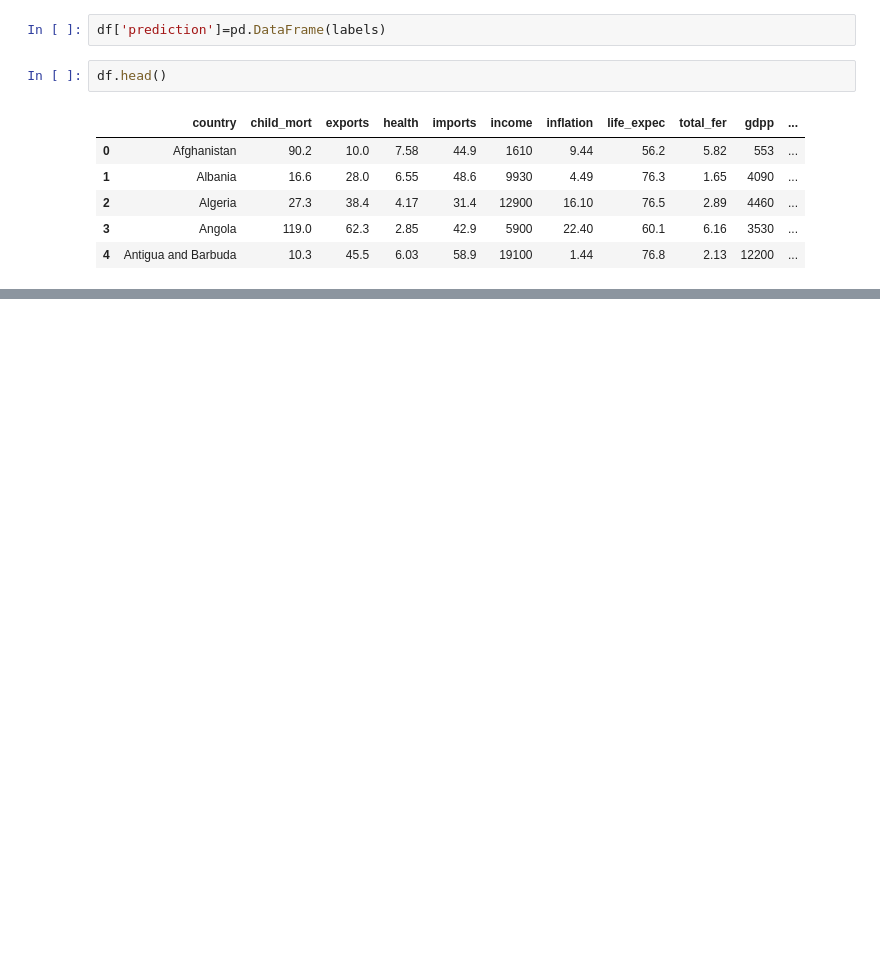
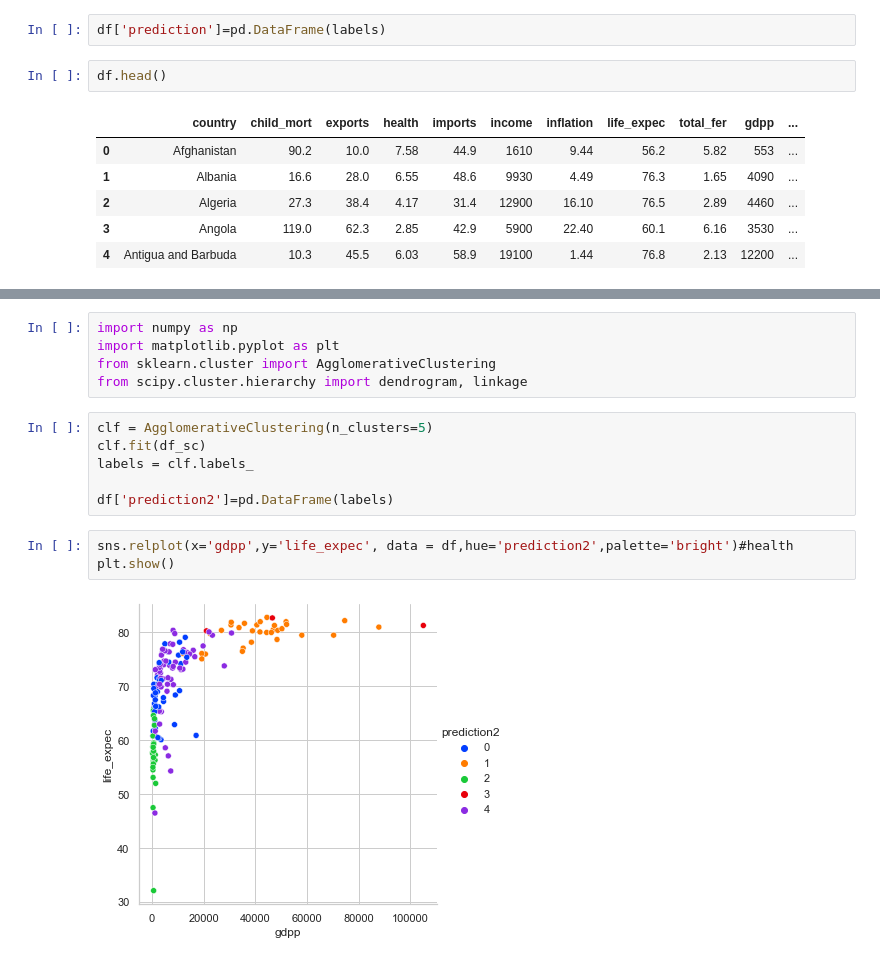
Before and after one commit to paulgst/Kaggle-Country-Data, a Jupyter notebook: Country_Data.ipynb, the cells around one changed output, grey strips where cells are left out. Cells and saved outputs as stored; diff of their text form; blank space fills up the shorter version.

```diff
--- a/Country_Data.ipynb
+++ b/Country_Data.ipynb
@@ -206,0 +389,16 @@ plt.show()
+# %%
+import numpy as np
+import matplotlib.pyplot as plt
+from sklearn.cluster import AgglomerativeClustering
+from scipy.cluster.hierarchy import dendrogram, linkage
+# %%
+clf = AgglomerativeClustering(n_clusters=5)
+clf.fit(df_sc)
+labels = clf.labels_
+
+df['prediction2']=pd.DataFrame(labels)
+# %%
+sns.relplot(x='gdpp',y='life_expec', data = df,hue='prediction2',palette='bright')#health
+plt.show()
+# %% [output]
+[figure, added]
```
Also changed, not shown: parts of 20 cells of this notebook.
